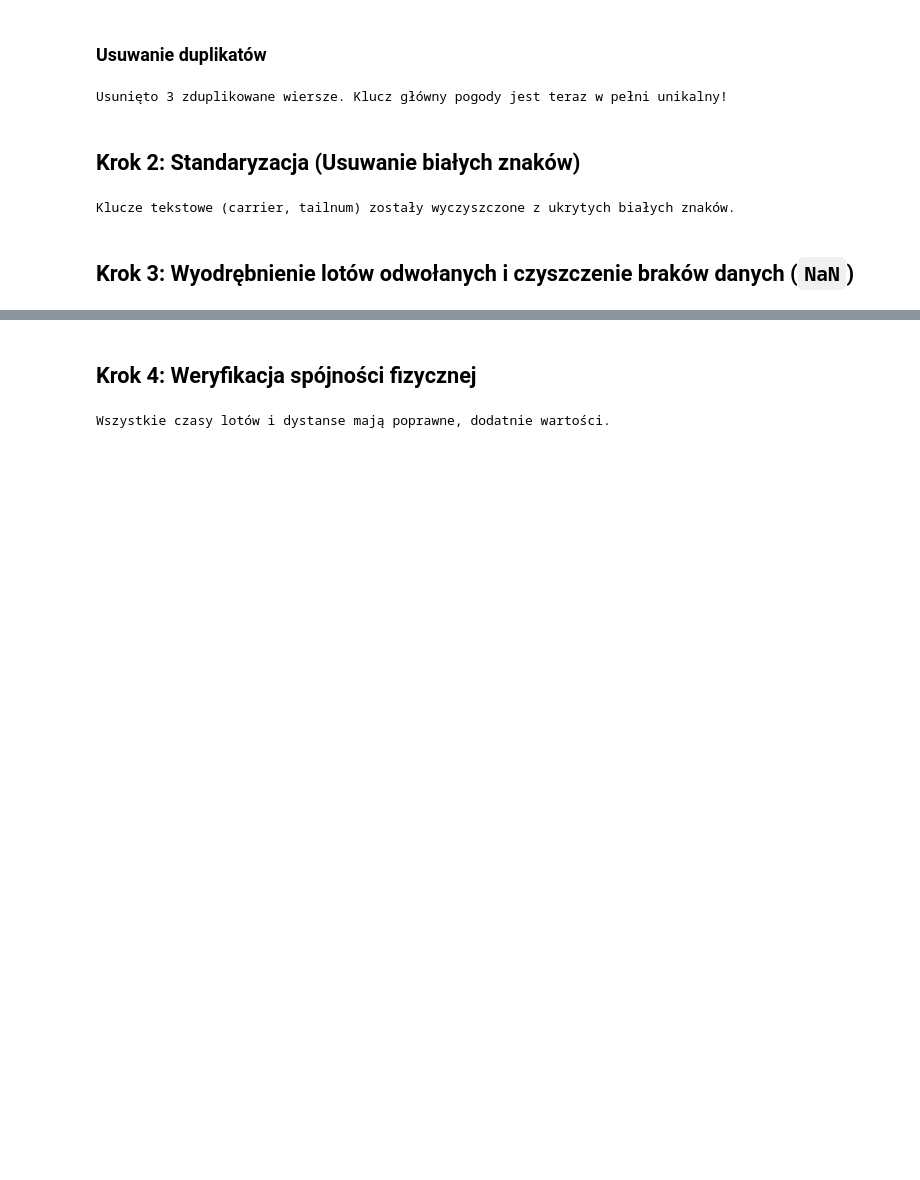
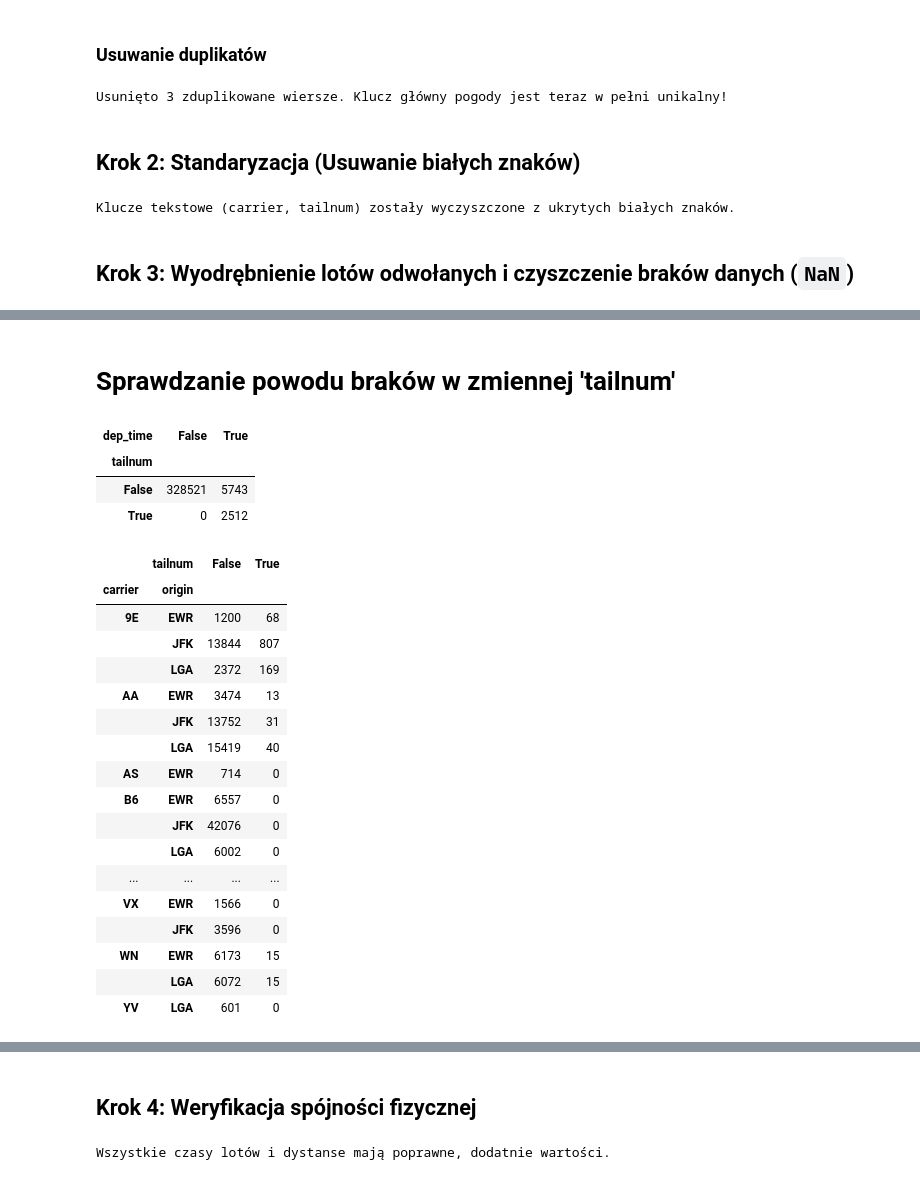
Before and after one commit to xShyen/KursZPythona, a Jupyter notebook: analiza.ipynb, the cells around one changed output, grey strips where cells are left out. Saved outputs shown, nothing was run; the diff lists cells and outputs as text; code cells hidden in the pictures; blank space fills up the shorter version.

```diff
--- a/analiza.ipynb
+++ b/analiza.ipynb
@@ -416,0 +417,32 @@ Liczba zrealizowanych lotów gotowych do analizy opóźnien: 327,346
+# %% [markdown]
+# Sprawdzanie powodu braków w zmiennej 'tailnum'
+# %%
+pd.crosstab(flights['tailnum'].isna(),flights['dep_time'].isna())
+# %% [output]
+| dep_time | False | True |
+| tailnum |  |  |
+| False | 328521 | 5743 |
+| True | 0 | 2512 |
+# %%
+pd.crosstab(
+    index=[flights['carrier'],flights['origin']],
+    columns=flights['tailnum'].isna())
+# %% [output]
+|  | tailnum | False | True |
+| carrier | origin |  |  |
+| 9E | EWR | 1200 | 68 |
+|  | JFK | 13844 | 807 |
+|  | LGA | 2372 | 169 |
+| AA | EWR | 3474 | 13 |
+|  | JFK | 13752 | 31 |
+|  | LGA | 15419 | 40 |
+| AS | EWR | 714 | 0 |
+| B6 | EWR | 6557 | 0 |
+|  | JFK | 42076 | 0 |
+|  | LGA | 6002 | 0 |
+| ... | ... | ... | ... |
+| VX | EWR | 1566 | 0 |
+|  | JFK | 3596 | 0 |
+| WN | EWR | 6173 | 15 |
+|  | LGA | 6072 | 15 |
+| YV | LGA | 601 | 0 |
```
Also changed, not shown: parts of 22 cells of this notebook.
